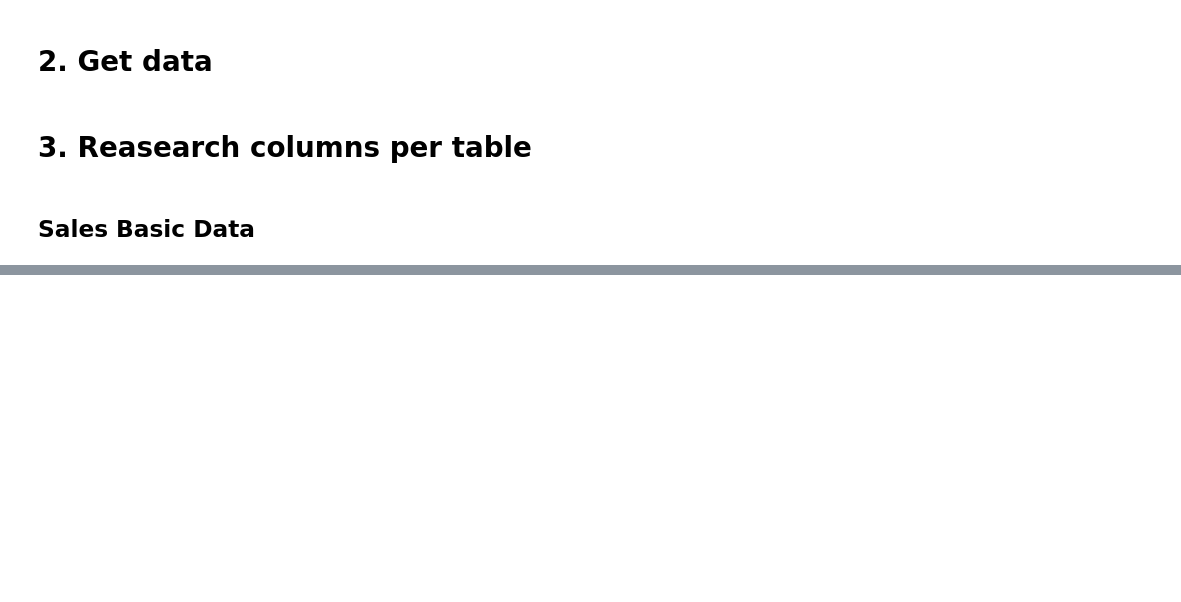
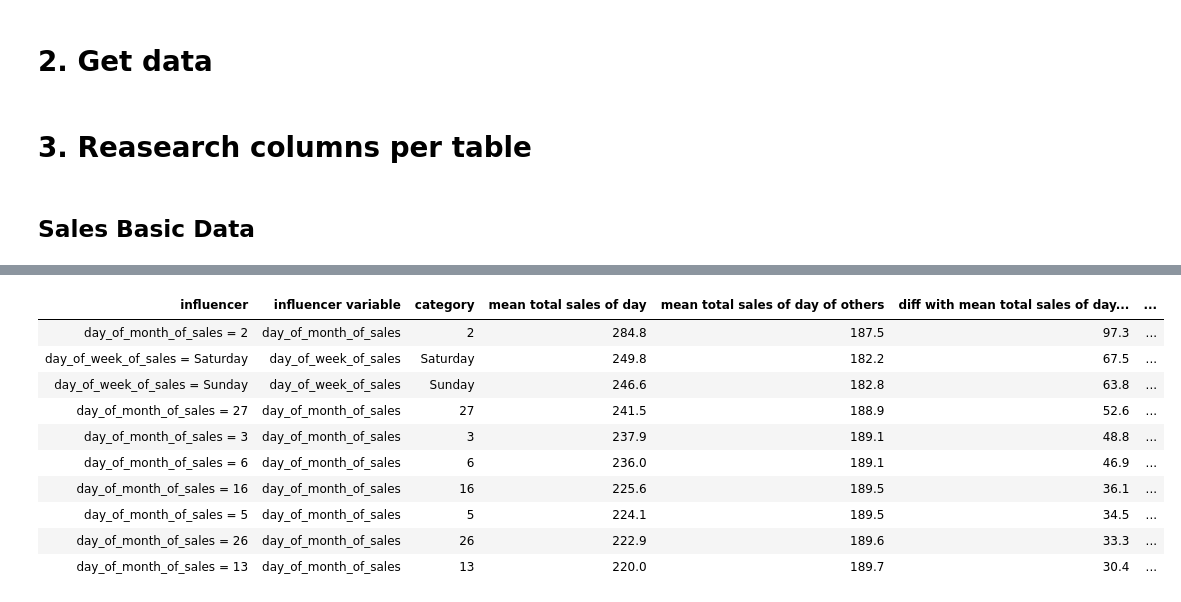
Before and after one commit to Happily-Coding/TimeSeriesForecasterStoreSales, a Jupyter notebook: EDA.ipynb, the cells around one changed output, grey strips where cells are left out. Saved outputs shown, nothing was run; the diff lists cells and outputs as text; code cells hidden in the pictures; blank space fills up the shorter version.

```diff
--- a/EDA.ipynb
+++ b/EDA.ipynb
@@ -203,3 +335,0 @@ display(hvPlot(daily_sales_data).line(x='date_of_sales', y='total_sales_of_day')
-# %%
-df, plot = graph_target_by_categorical(daily_sales_data, 'day_of_week_of_sales', 'total_sales_of_day')
-display(hv.Layout([plot]))
@@ -366,0 +449,46 @@ train_dataset = FunctionTransformer(data_prep.rename_raw_dfs_cols).fit_transform
+# %%
+def make_key_influencers_table(df, cat_variables_names, numerical_target, agg='mean'):
+    influence_tables = []
+    for cat_variable_name in cat_variables_names:
+        influence_tables.append(make_categorical_variable_influence_table(df, cat_variable_name, numerical_target, agg))
+
+    #Ridiculously enough, pd.concat(influence_tables, ignore_index=True, axis=0) doesn't seem to work.
+    return pd.DataFrame.from_records(np.concat([influence_table.to_records(index=False) for influence_table in influence_tables])).sort_values(f'diff_with_{agg}_{numerical_target}_of_others', ascending=False)
+    #'diff_with#
+    #.sort_values(f'abs_diff_with_{agg}_{numerical_target}_of_others_is_%_of_other_value', ascending=False)
+
+def display_styled_table(df, include_replacing_underscores=False, decimals_to_show=1):
+
+    if include_replacing_underscores: #Careful its probably extremely bad for performance since we are copiying the df, but otherwise we'd replace the original column names .
+        #To be frank, its probably best practice to just use column names wiht spaces.
+        df2 = pd.DataFrame(df)
+        df2.columns = df2.columns.str.replace("[_]", " ", regex=True) #Might be avoidable with https://stackoverflow.com/a/58157489/14301911
+        display(df2.style.set_table_styles( [dict(selector="th", props=[('text-align', 'center'), ('max-width', '100px')])]
+                                                        ).hide(axis='index'
+                                                        ).format(precision=decimals_to_show, thousands=' '
+                                                        ).set_properties(**{'text-align': 'center'})
+        )
+
+    else:
+        display(df.style.set_table_styles( [dict(selector="th", props=[('text-align', 'center'), ('max-width', '100px'),  ('word-break', 'break-all')])]
+                                                            ).hide(axis='index'
+                                                            ).format(precision=decimals_to_show, thousands=' '
+                                                            ).set_properties(**{'text-align': 'center'})
+
+        )
+
+#example
+ex_key_influencers_table = make_key_influencers_table(daily_sales_data, ['day_of_week_of_sales', 'day_of_month_of_sales'], 'total_sales_of_day')
+display_styled_table(ex_key_influencers_table.head(10), True)
+# %% [output]
+| influencer | influencer variable | category | mean total sales of day | mean total sales of day of others | diff with mean total sales of day... | ... |
+| day_of_month_of_sales = 2 | day_of_month_of_sales | 2 | 284.8 | 187.5 | 97.3 | ... |
+| day_of_week_of_sales = Saturday | day_of_week_of_sales | Saturday | 249.8 | 182.2 | 67.5 | ... |
+| day_of_week_of_sales = Sunday | day_of_week_of_sales | Sunday | 246.6 | 182.8 | 63.8 | ... |
+| day_of_month_of_sales = 27 | day_of_month_of_sales | 27 | 241.5 | 188.9 | 52.6 | ... |
+| day_of_month_of_sales = 3 | day_of_month_of_sales | 3 | 237.9 | 189.1 | 48.8 | ... |
+| day_of_month_of_sales = 6 | day_of_month_of_sales | 6 | 236.0 | 189.1 | 46.9 | ... |
+| day_of_month_of_sales = 16 | day_of_month_of_sales | 16 | 225.6 | 189.5 | 36.1 | ... |
+| day_of_month_of_sales = 5 | day_of_month_of_sales | 5 | 224.1 | 189.5 | 34.5 | ... |
+| day_of_month_of_sales = 26 | day_of_month_of_sales | 26 | 222.9 | 189.6 | 33.3 | ... |
+| day_of_month_of_sales = 13 | day_of_month_of_sales | 13 | 220.0 | 189.7 | 30.4 | ... |
```
Also changed, not shown: parts of 56 cells of this notebook.
